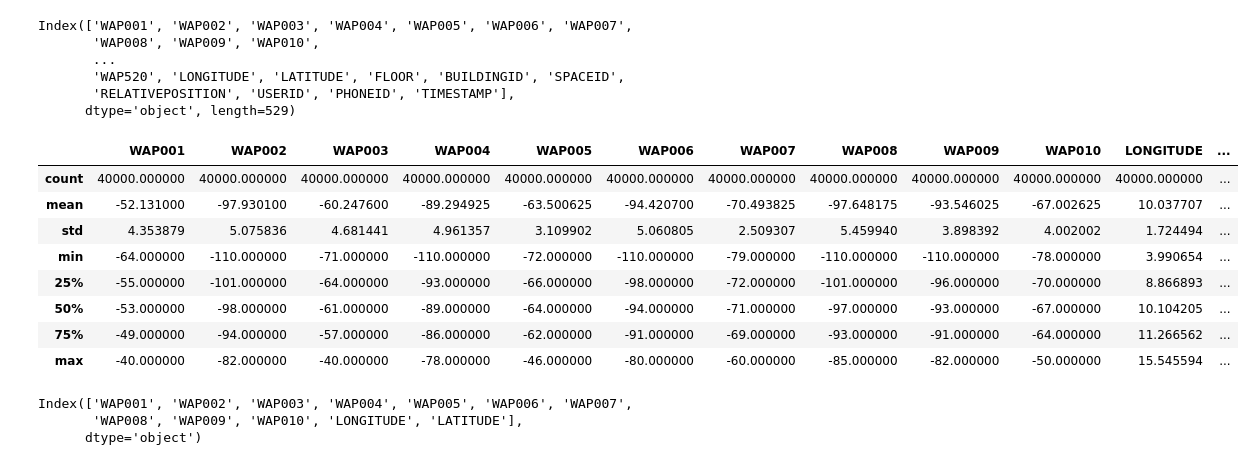
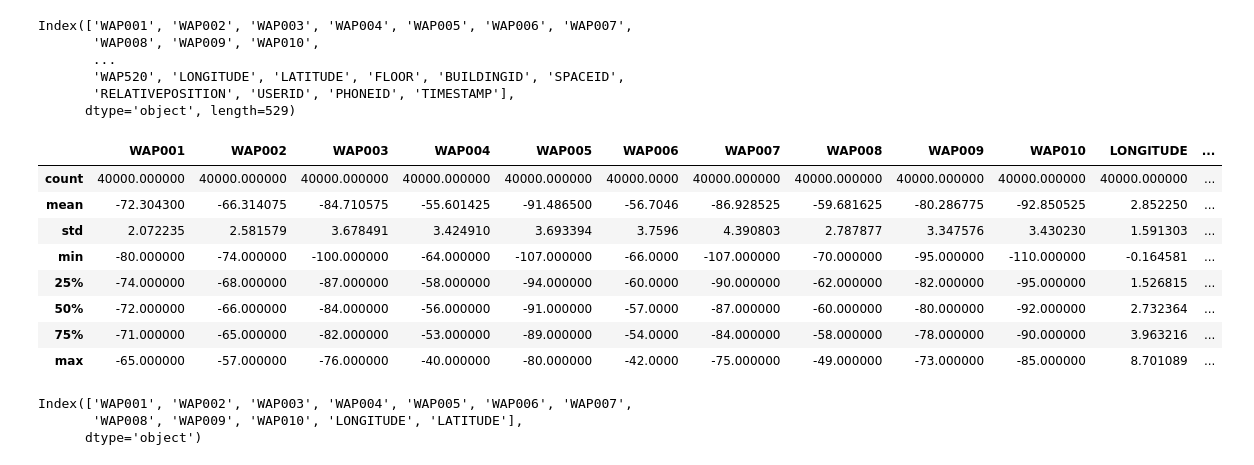
Before and after one commit to oziieljuniior/Gan, a Jupyter notebook: Notebooks/fase4_1/fase4_1.ipynb, the cells around one changed output. Drawn from its saved outputs; the diff is of its cells as text; code cells hidden in the pictures.

```diff
--- a/Notebooks/fase4_1/fase4_1.ipynb
+++ b/Notebooks/fase4_1/fase4_1.ipynb
@@ -25,18 +25,18 @@ Index(['WAP001', 'WAP002', 'WAP003', 'WAP004', 'WAP005', 'WAP006', 'WAP007',
        'RELATIVEPOSITION', 'USERID', 'PHONEID', 'TIMESTAMP'],
       dtype='object', length=529)
 # %%
-df_generated = pd.read_csv("/home/darkcover/Documentos/Gan/Data/df_generated_pseudo.csv") # Vetores pseudo-rotulados gerados
+df_generated = pd.read_csv("/home/darkcover/Documentos/Gan/Data/df_generated_with_coords.csv") # Vetores pseudo-rotulados gerados
 df_generated.describe()
 # %% [output]
 |  | WAP001 | WAP002 | WAP003 | WAP004 | WAP005 | WAP006 | WAP007 | WAP008 | WAP009 | WAP010 | LONGITUDE | ... |
-| count | 40000.000000 | 40000.000000 | 40000.000000 | 40000.000000 | 40000.000000 | 40000.000000 | 40000.000000 | 40000.000000 | 40000.000000 | 40000.000000 | 40000.000000 | ... |
-| mean | -52.131000 | -97.930100 | -60.247600 | -89.294925 | -63.500625 | -94.420700 | -70.493825 | -97.648175 | -93.546025 | -67.002625 | 10.037707 | ... |
-| std | 4.353879 | 5.075836 | 4.681441 | 4.961357 | 3.109902 | 5.060805 | 2.509307 | 5.459940 | 3.898392 | 4.002002 | 1.724494 | ... |
-| min | -64.000000 | -110.000000 | -71.000000 | -110.000000 | -72.000000 | -110.000000 | -79.000000 | -110.000000 | -110.000000 | -78.000000 | 3.990654 | ... |
-| 25% | -55.000000 | -101.000000 | -64.000000 | -93.000000 | -66.000000 | -98.000000 | -72.000000 | -101.000000 | -96.000000 | -70.000000 | 8.866893 | ... |
-| 50% | -53.000000 | -98.000000 | -61.000000 | -89.000000 | -64.000000 | -94.000000 | -71.000000 | -97.000000 | -93.000000 | -67.000000 | 10.104205 | ... |
-| 75% | -49.000000 | -94.000000 | -57.000000 | -86.000000 | -62.000000 | -91.000000 | -69.000000 | -93.000000 | -91.000000 | -64.000000 | 11.266562 | ... |
-| max | -40.000000 | -82.000000 | -40.000000 | -78.000000 | -46.000000 | -80.000000 | -60.000000 | -85.000000 | -82.000000 | -50.000000 | 15.545594 | ... |
+| count | 40000.000000 | 40000.000000 | 40000.000000 | 40000.000000 | 40000.000000 | 40000.0000 | 40000.000000 | 40000.000000 | 40000.000000 | 40000.000000 | 40000.000000 | ... |
+| mean | -72.304300 | -66.314075 | -84.710575 | -55.601425 | -91.486500 | -56.7046 | -86.928525 | -59.681625 | -80.286775 | -92.850525 | 2.852250 | ... |
+| std | 2.072235 | 2.581579 | 3.678491 | 3.424910 | 3.693394 | 3.7596 | 4.390803 | 2.787877 | 3.347576 | 3.430230 | 1.591303 | ... |
+| min | -80.000000 | -74.000000 | -100.000000 | -64.000000 | -107.000000 | -66.0000 | -107.000000 | -70.000000 | -95.000000 | -110.000000 | -0.164581 | ... |
+| 25% | -74.000000 | -68.000000 | -87.000000 | -58.000000 | -94.000000 | -60.0000 | -90.000000 | -62.000000 | -82.000000 | -95.000000 | 1.526815 | ... |
+| 50% | -72.000000 | -66.000000 | -84.000000 | -56.000000 | -91.000000 | -57.0000 | -87.000000 | -60.000000 | -80.000000 | -92.000000 | 2.732364 | ... |
+| 75% | -71.000000 | -65.000000 | -82.000000 | -53.000000 | -89.000000 | -54.0000 | -84.000000 | -58.000000 | -78.000000 | -90.000000 | 3.963216 | ... |
+| max | -65.000000 | -57.000000 | -76.000000 | -40.000000 | -80.000000 | -42.0000 | -75.000000 | -49.000000 | -73.000000 | -85.000000 | 8.701089 | ... |
 # %%
 df_generated.columns
 # %% [output]
```
Also changed, not shown: parts of 3 cells of this notebook, 21 other files.
